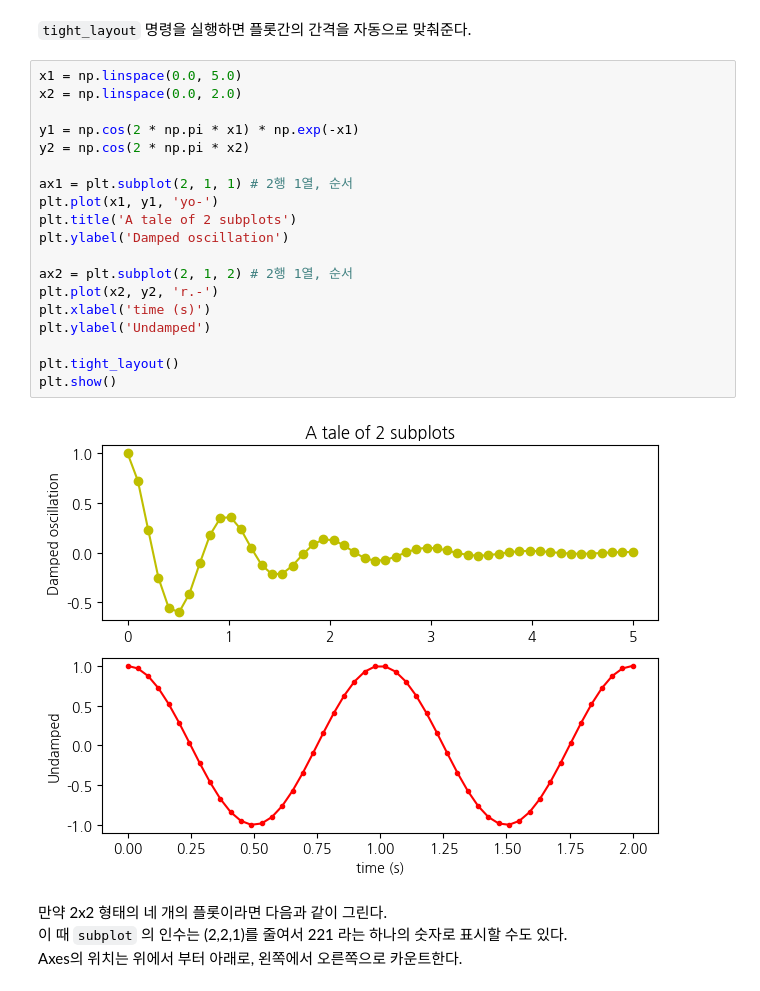
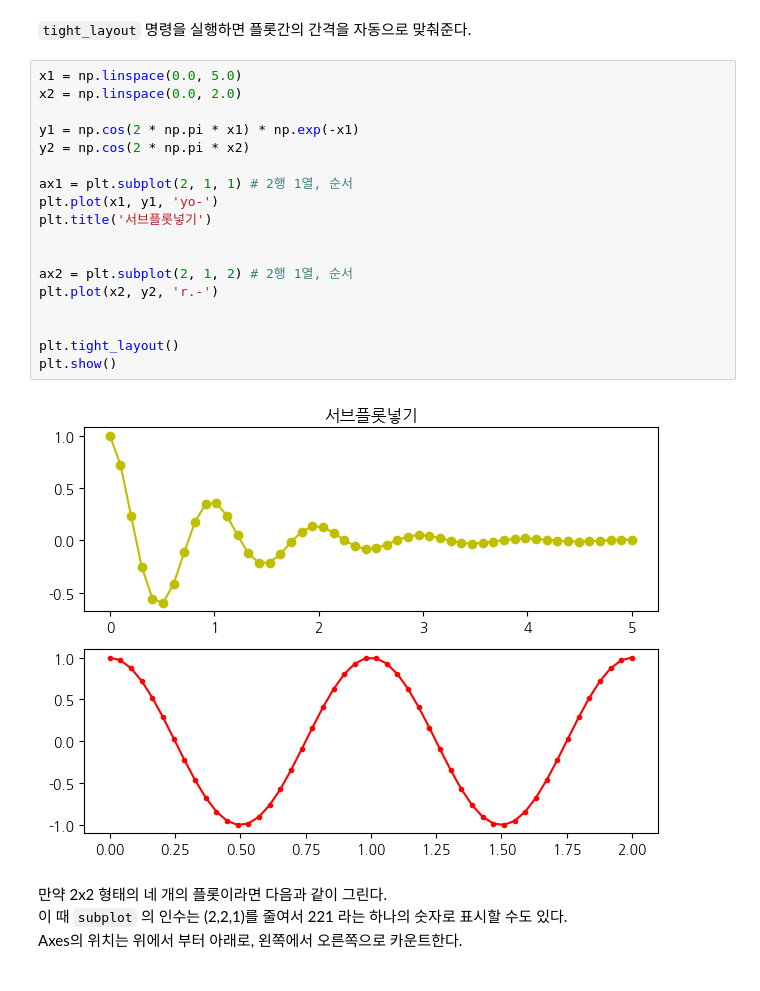
Before and after one commit to hana-K-918/wassup3, a Jupyter notebook: 04_Data_Visualization/01_시각화 패키지 맷플롯리브 소개.ipynb, the cells around one changed output. Drawn from its saved outputs; the diff is of its cells as text.

```diff
--- a/04_Data_Visualization/01_시각화 패키지 맷플롯리브 소개.ipynb
+++ b/04_Data_Visualization/01_시각화 패키지 맷플롯리브 소개.ipynb
@@ -833,24 +819,23 @@ subplot(2, 1, 2)
 # %%
 x1 = np.linspace(0.0, 5.0)
 x2 = np.linspace(0.0, 2.0)
 
 y1 = np.cos(2 * np.pi * x1) * np.exp(-x1)
 y2 = np.cos(2 * np.pi * x2)
 
 ax1 = plt.subplot(2, 1, 1) # 2행 1열, 순서
 plt.plot(x1, y1, 'yo-')
-plt.title('A tale of 2 subplots')
-plt.ylabel('Damped oscillation')
+plt.title('서브플롯넣기')
+
 
 ax2 = plt.subplot(2, 1, 2) # 2행 1열, 순서
 plt.plot(x2, y2, 'r.-')
-plt.xlabel('time (s)')
-plt.ylabel('Undamped')
+
 
 plt.tight_layout()
 plt.show()
 # %% [output]
-[figure, old version]
+[figure, new version]
 # %% [markdown]
 만약 2x2 형태의 네 개의 플롯이라면 다음과 같이 그린다.
 이 때 `subplot` 의 인수는 (2,2,1)를 줄여서 221 라는 하나의 숫자로 표시할 수도 있다.
```
Also changed, not shown: parts of 33 cells of this notebook, 6 other files.
